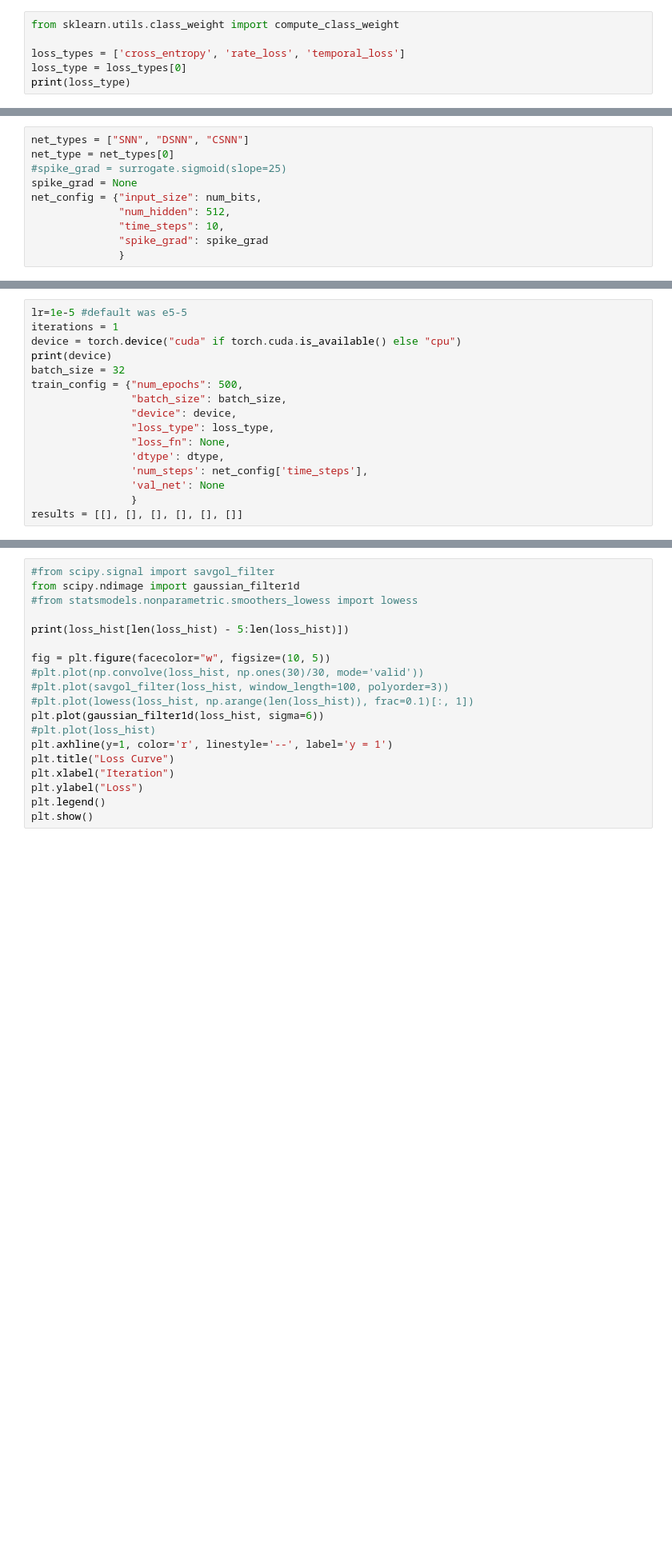
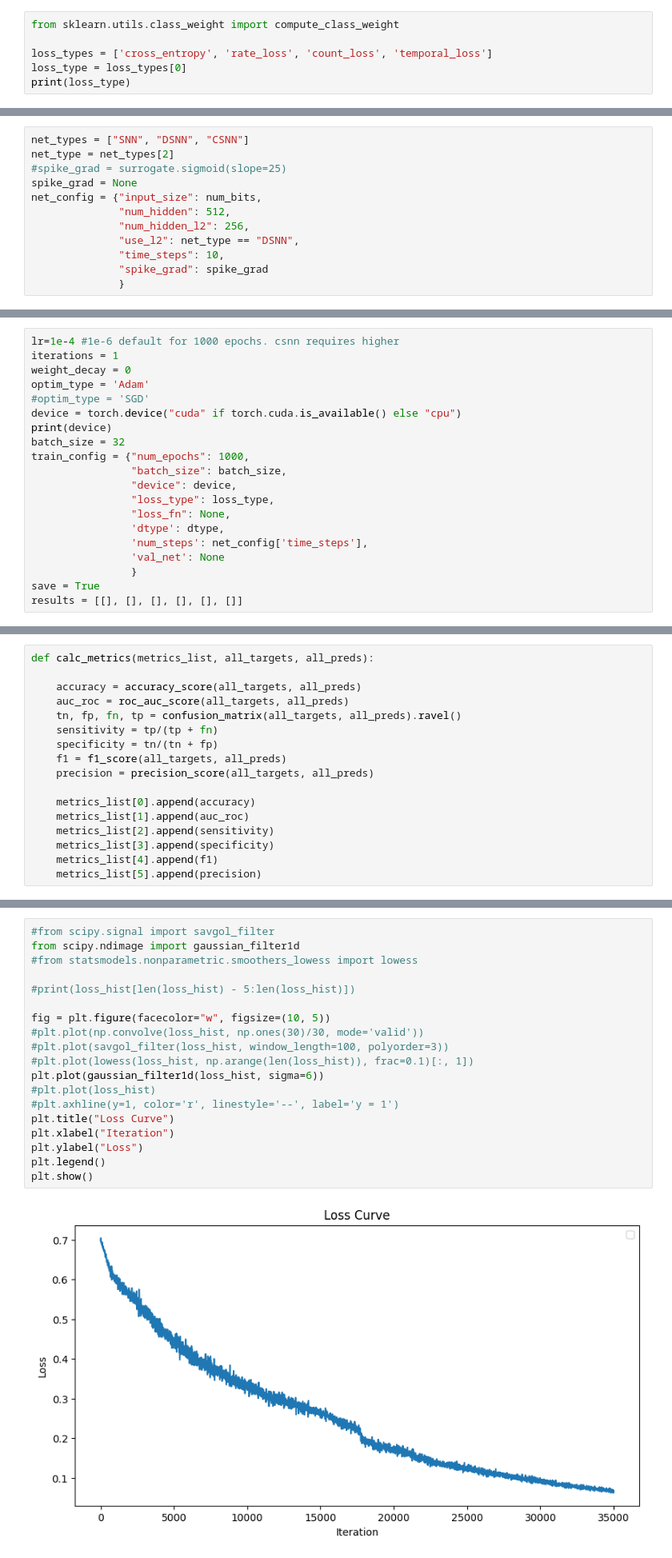
Before and after one commit to Dinu-Bosii/tese, a Jupyter notebook: snn/workflow.ipynb, the cells around one changed output, grey strips where cells are left out. Shown: that part at 80% size. Drawn from its saved outputs; the diff is of its cells as text; blank space fills up the shorter version.

```diff
--- a/snn/workflow.ipynb
+++ b/snn/workflow.ipynb
@@ -122,7 +124,7 @@ if dirname != 'BBBP':
 # %%
 from sklearn.utils.class_weight import compute_class_weight
 
-loss_types = ['cross_entropy', 'rate_loss', 'temporal_loss']
+loss_types = ['cross_entropy', 'rate_loss', 'count_loss', 'temporal_loss']
 loss_type = loss_types[0]
 print(loss_type)
 # %% [output]
@@ -131,11 +133,13 @@ cross_entropy
 #### Train Loop
 # %%
 net_types = ["SNN", "DSNN", "CSNN"]
-net_type = net_types[0]
+net_type = net_types[2]
 #spike_grad = surrogate.sigmoid(slope=25)
 spike_grad = None
 net_config = {"input_size": num_bits,
               "num_hidden": 512,
+              "num_hidden_l2": 256,
+              "use_l2": net_type == "DSNN",
               "time_steps": 10,
               "spike_grad": spike_grad
               }
@@ -151,12 +155,15 @@ temporal coding se não aumentar com rate coding
 
 ver oversampling
 # %%
-lr=1e-5 #default was e5-5
+lr=1e-4 #1e-6 default for 1000 epochs. csnn requires higher
 iterations = 1
+weight_decay = 0
+optim_type = 'Adam'
+#optim_type = 'SGD'
 device = torch.device("cuda" if torch.cuda.is_available() else "cpu")
 print(device)
 batch_size = 32
-train_config = {"num_epochs": 500,
+train_config = {"num_epochs": 1000,
                 "batch_size": batch_size,
                 "device": device,
                 "loss_type": loss_type,
@@ -165,6 +172,7 @@ train_config = {"num_epochs": 500,
                 'num_steps': net_config['time_steps'],
                 'val_net': None
                 }
+save = True
 results = [[], [], [], [], [], []]
 # %% [output]
 cuda
@@ -175,4 +183,21 @@ from rdkit import RDLogger
 RDLogger.DisableLog('rdApp.*')
+# %%
+def calc_metrics(metrics_list, all_targets, all_preds):
+
+    accuracy = accuracy_score(all_targets, all_preds)
+    auc_roc = roc_auc_score(all_targets, all_preds)
+    tn, fp, fn, tp = confusion_matrix(all_targets, all_preds).ravel()
+    sensitivity = tp/(tp + fn)
+    specificity = tn/(tn + fp)
+    f1 = f1_score(all_targets, all_preds)
+    precision = precision_score(all_targets, all_preds)
+
+    metrics_list[0].append(accuracy)
+    metrics_list[1].append(auc_roc)
+    metrics_list[2].append(sensitivity)
+    metrics_list[3].append(specificity)
+    metrics_list[4].append(f1)
+    metrics_list[5].append(precision)
 # %%
 for iter in range(iterations):
     print(f"Iteration:{iter + 1}/{iterations}")
@@ -236,19 +302,21 @@ print(class_weights)
 # %%
 #from scipy.signal import savgol_filter
 from scipy.ndimage import gaussian_filter1d
 #from statsmodels.nonparametric.smoothers_lowess import lowess
 
-print(loss_hist[len(loss_hist) - 5:len(loss_hist)])
+#print(loss_hist[len(loss_hist) - 5:len(loss_hist)])
 
 fig = plt.figure(facecolor="w", figsize=(10, 5))
 #plt.plot(np.convolve(loss_hist, np.ones(30)/30, mode='valid'))
 #plt.plot(savgol_filter(loss_hist, window_length=100, polyorder=3))
 #plt.plot(lowess(loss_hist, np.arange(len(loss_hist)), frac=0.1)[:, 1])
 plt.plot(gaussian_filter1d(loss_hist, sigma=6))
 #plt.plot(loss_hist)
-plt.axhline(y=1, color='r', linestyle='--', label='y = 1')
+#plt.axhline(y=1, color='r', linestyle='--', label='y = 1')
 plt.title("Loss Curve")
 plt.xlabel("Iteration")
 plt.ylabel("Loss")
 plt.legend()
 plt.show()
+# %% [output]
+[figure, added]
```
Also changed, not shown: parts of 14 cells of this notebook, 29 other files.
